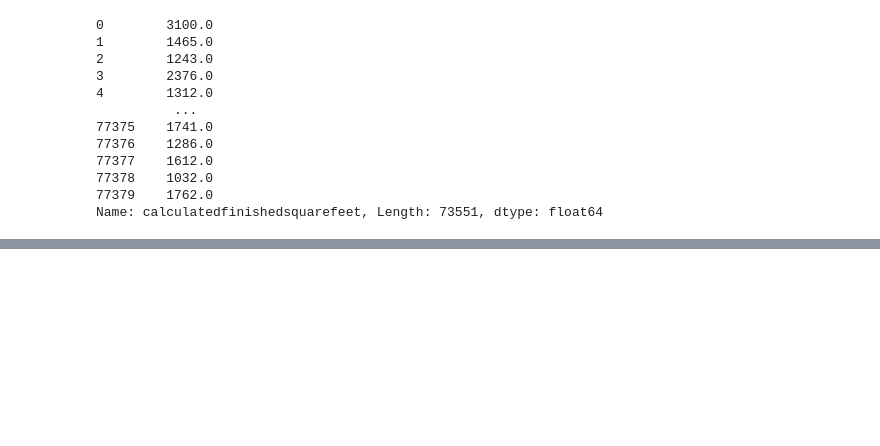
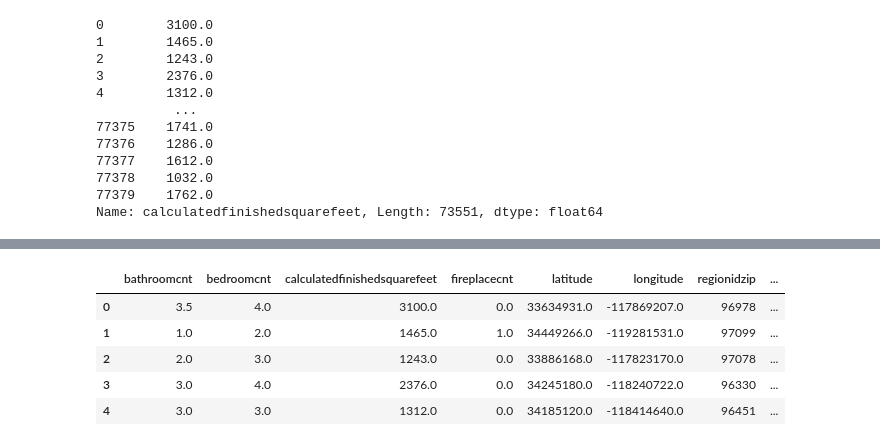
Before and after one commit to watermanbrandyn/clustering_project, a Jupyter notebook: zillow_notebook.ipynb, the cells around one changed output, grey strips where cells are left out. Cells and saved outputs as stored; diff of their text form; code cells hidden in the pictures; blank space fills up the shorter version.

```diff
--- a/zillow_notebook.ipynb
+++ b/zillow_notebook.ipynb
@@ -528 +535,9 @@ df.fips.value_counts()
 Name: fips, dtype: int64
+# %%
+df.poolcnt = df.poolcnt.astype(int)
+df.hashottuborspa = df.hashottuborspa.astype(int)
+df.regionidzip = df.regionidzip.astype(int)
+cols = ['fips', 'hashottuborspa', 'poolcnt', 'taxdelinquencyflag', 'regionidzip']
+# %%
+for col in cols:
+    df[col] = df[col].astype(object)
@@ -528,0 +569,9 @@ Name: fips, dtype: int64
+# %%
+df.head()
+# %% [output]
+|  | bathroomcnt | bedroomcnt | calculatedfinishedsquarefeet | fireplacecnt | latitude | longitude | regionidzip | ... |
+| 0 | 3.5 | 4.0 | 3100.0 | 0.0 | 33634931.0 | -117869207.0 | 96978 | ... |
+| 1 | 1.0 | 2.0 | 1465.0 | 1.0 | 34449266.0 | -119281531.0 | 97099 | ... |
+| 2 | 2.0 | 3.0 | 1243.0 | 0.0 | 33886168.0 | -117823170.0 | 97078 | ... |
+| 3 | 3.0 | 4.0 | 2376.0 | 0.0 | 34245180.0 | -118240722.0 | 96330 | ... |
+| 4 | 3.0 | 3.0 | 1312.0 | 0.0 | 34185120.0 | -118414640.0 | 96451 | ... |
```
Also changed, not shown: parts of 28 cells of this notebook.
